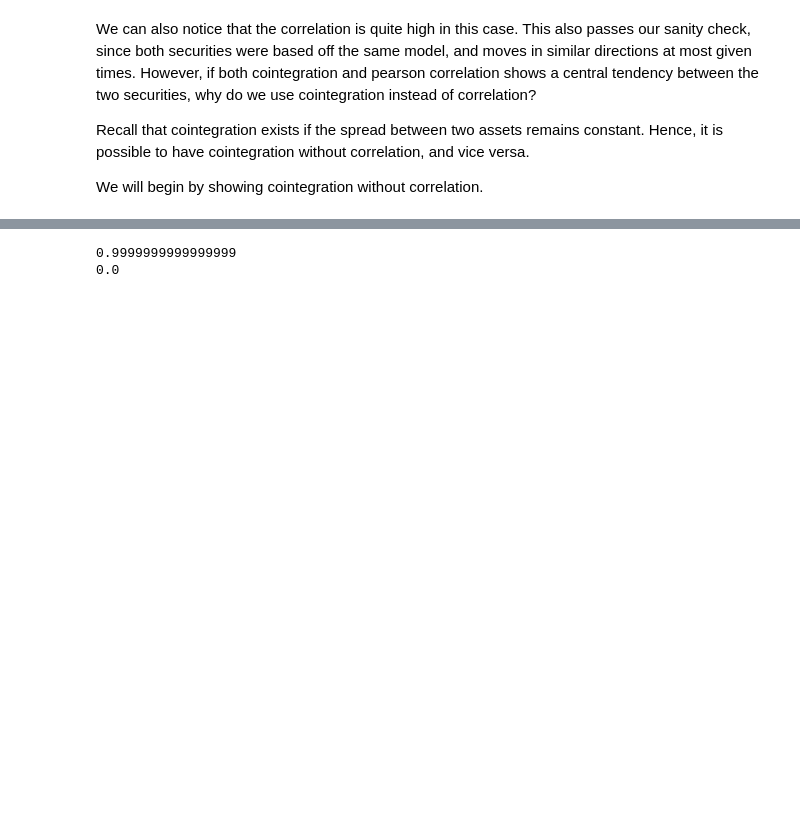
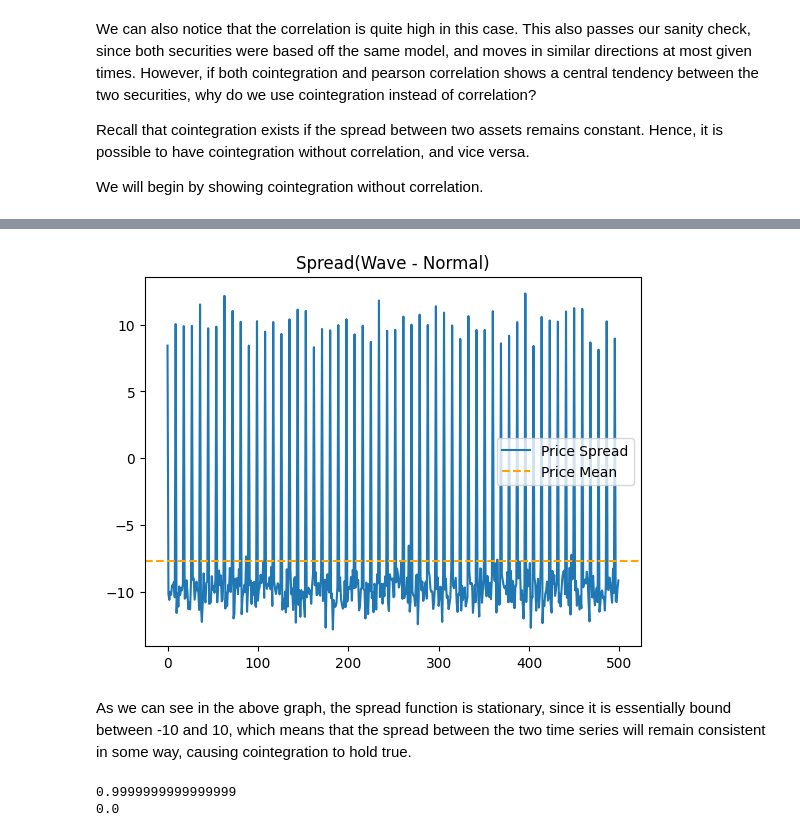
Before and after one commit to charlie-liuu/PairsTrading, a Jupyter notebook: Pairs.ipynb, the cells around one changed output, grey strips where cells are left out. Drawn from its saved outputs; the diff is of its cells as text; code cells hidden in the pictures; blank space fills up the shorter version.

```diff
--- a/Pairs.ipynb
+++ b/Pairs.ipynb
@@ -149,3 +174,14 @@ Y3 = Y2.copy()
+# %%
+#Plotting spread
+plt.plot( alternat_func - normal_func, label = 'Spread(Wave - Normal)')
+#We do not plot median since mean appears to be identical to median
+plt.axhline((alternat_func - normal_func).mean(), linestyle = '--', color = 'orange')
+plt.title("Spread(Wave - Normal)")
+plt.legend(["Price Spread", "Price Mean"]);
+# %% [output]
+[figure, added]
+# %% [markdown]
+As we can see in the above graph, the spread function is stationary, since it is essentially bound between -10 and 10, which means that the spread between the two time series will remain consistent in some way, causing cointegration to hold true.
 # %%
 SecC = 100 + pd.Series(np.cumsum(samples_a*2), name='Security C')
 
```
Also changed, not shown: parts of 7 cells of this notebook.
